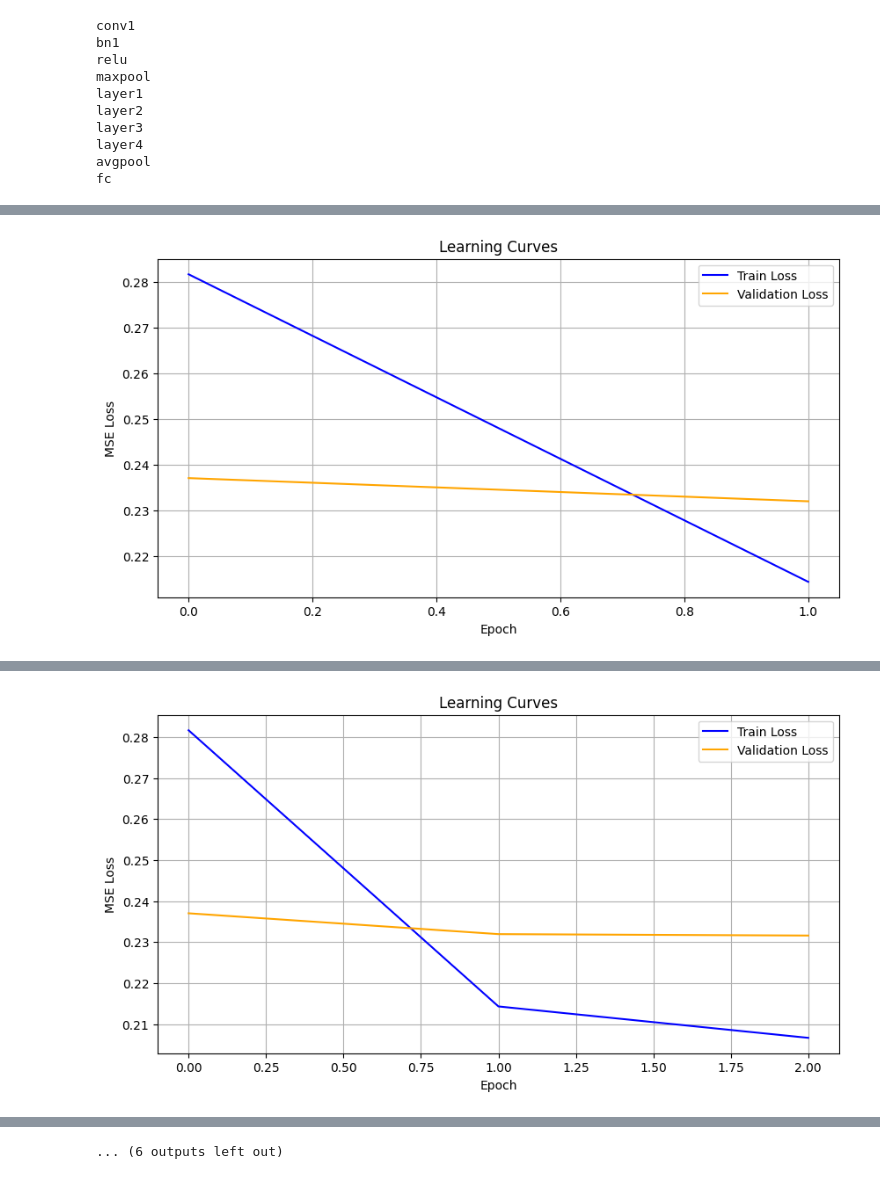
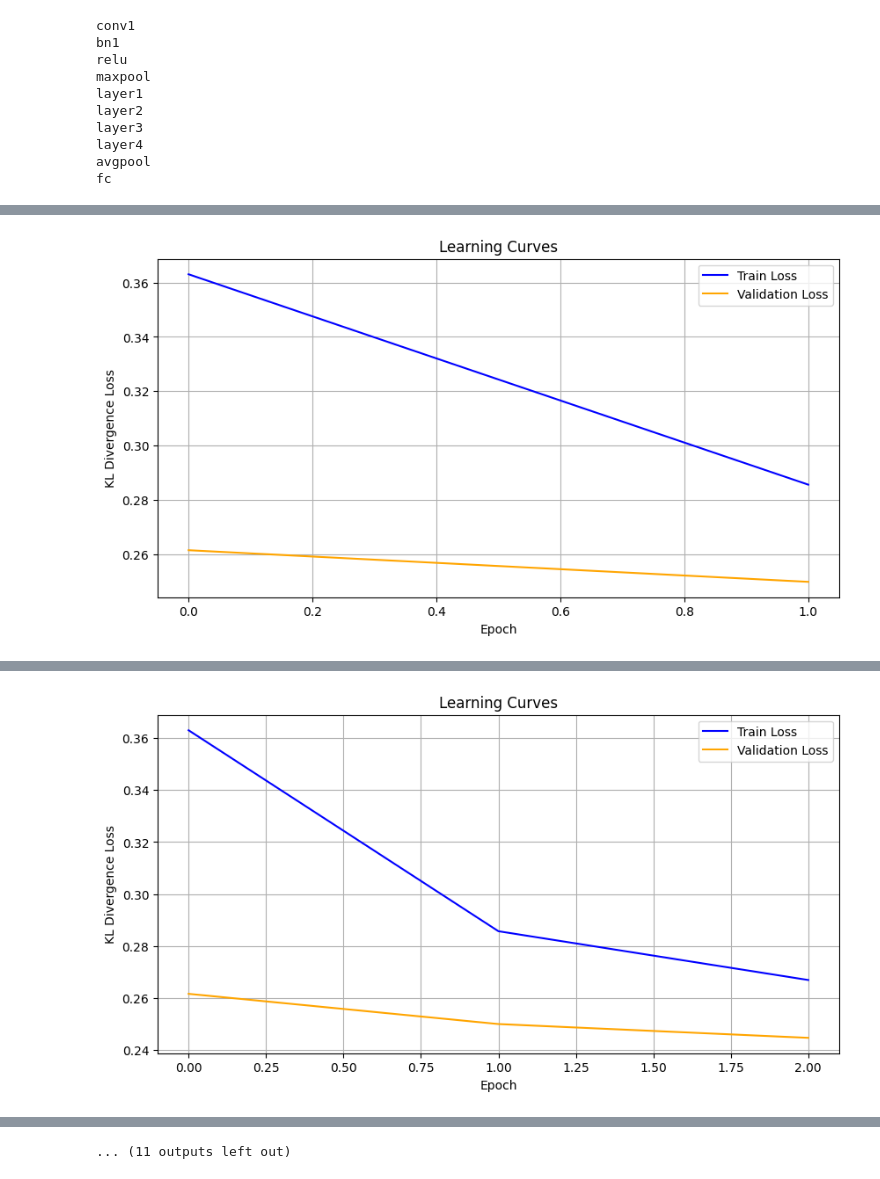
Before and after one commit to Martinioini/SaliencyNet, a Jupyter notebook: ProgDL.ipynb, the cells around one changed output, grey strips where cells are left out. Cells and saved outputs as stored; diff of their text form; code cells hidden in the pictures.

```diff
--- a/ProgDL.ipynb
+++ b/ProgDL.ipynb
@@ -312,17 +340,31 @@ tensor([[[[-0.1484, -0.2901, -0.2254,  ..., -0.0949, -0.0695,  0.3057],
 # %%
+class SaliencyKLLoss(nn.Module):
+    def __init__(self, eps=1e-8):
+        super().__init__()
+        self.eps = eps
+
+    def forward(self, pred_logits, target):
+        B = pred_logits.size(0)
+        pred = pred_logits.view(B, -1)
+        targ = target.view(B, -1)
+
+        log_pred = F.log_softmax(pred, dim=1)
+        targ = targ / (targ.sum(dim=1, keepdim=True) + self.eps)
+
+        return F.kl_div(log_pred, targ, reduction='batchmean')
+
 image_encoder = encoder()
 image_decoder = decoder()
 
-loss_fn = torch.nn.BCEWithLogitsLoss()
-
-lr = 1e-4
+loss_fn = SaliencyKLLoss()
 
 params_to_optimize = [
-    {'params': image_encoder.parameters()},
-    {'params': image_decoder.parameters()}
+    {'params': image_encoder.parameters(), 'lr': 1e-5},
+    {'params': image_decoder.parameters(), 'lr': 1e-4},
 ]
+optim = torch.optim.Adam(params_to_optimize, weight_decay=1e-5)
+scheduler = torch.optim.lr_scheduler.ReduceLROnPlateau(optim, mode='min', factor=0.5, patience=3, min_lr=1e-7)
 
-optim = torch.optim.Adam(params_to_optimize, lr=lr, weight_decay=1e-5)
 device = torch.device("cuda") if torch.cuda.is_available() else torch.device("cpu")
 print(f'Selected device: {device}')
 
@@ -389,6 +432,8 @@ def test_epoch(encoder, decoder, device, dataloader, loss_fn):
 num_epochs = 50
 train_loss_history = []
 val_loss_history = []
+bad, patience = 0, 7
+best_val_error = float('inf')
 
 for epoch in range(num_epochs):
     print('EPOCH %d/%d' % (epoch + 1, num_epochs))
@@ -410,6 +455,8 @@ for epoch in range(num_epochs):
         dataloader=val_loader,
         loss_fn=loss_fn)
 
+    scheduler.step(val_loss)
+
     # Print Validation curves
     print(f'VALIDATION - EPOCH {epoch+1}/{num_epochs} - loss: {val_loss}\n')
     train_loss_history.append(train_loss)
@@ -420,9 +467,18 @@ for epoch in range(num_epochs):
     plt.plot(val_loss_history, label='Validation Loss', color='orange')
     plt.title('Learning Curves')
     plt.xlabel('Epoch')
-    plt.ylabel('MSE Loss')
+    plt.ylabel('KL Divergence Loss')
     plt.legend()
     plt.grid(True)
     plt.show()
+
+    if best_val_error > val_loss:
+        best_val_error = val_loss
+        bad = 0
+        torch.save({"encoder" : image_encoder.state_dict(), "decoder" : image_decoder.state_dict()}, 'best.pt')
+    else:
+        bad += 1
+        if bad == patience:
+            break
 # %% [output]
 EPOCH 1/50
@@ -435,2 +491,2 @@ VALIDATION - EPOCH 2/50 - loss: 0.2319655326539523
-[figure, old version]
+[figure, new version]
 EPOCH 3/50
@@ -439,2 +495,2 @@ VALIDATION - EPOCH 3/50 - loss: 0.23161997921662789
-[figure, old version]
+[figure, new version]
 EPOCH 4/50
@@ -452 +508 @@ VALIDATION - EPOCH 6/50 - loss: 0.23221152238377699
-... (6 outputs left out)
+... (11 outputs left out)
```
Also changed, not shown: parts of 6 cells of this notebook, 1 other file.
